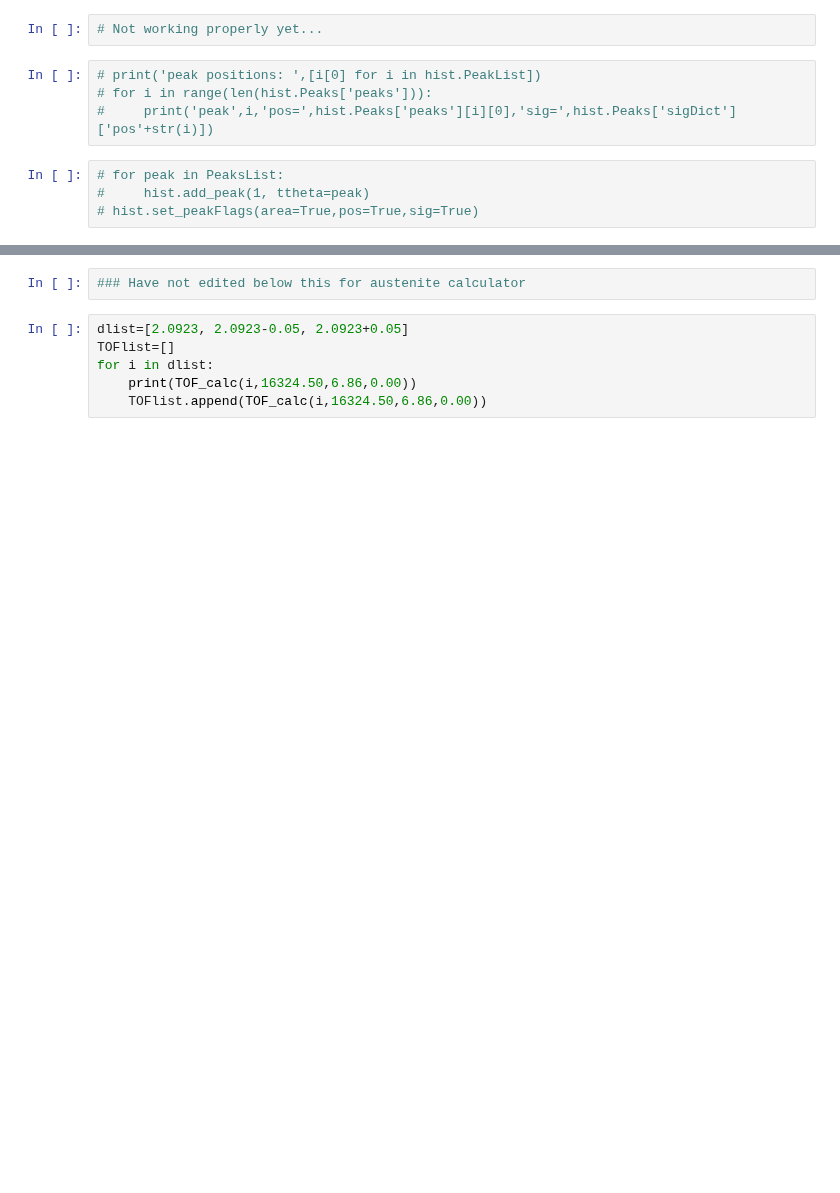
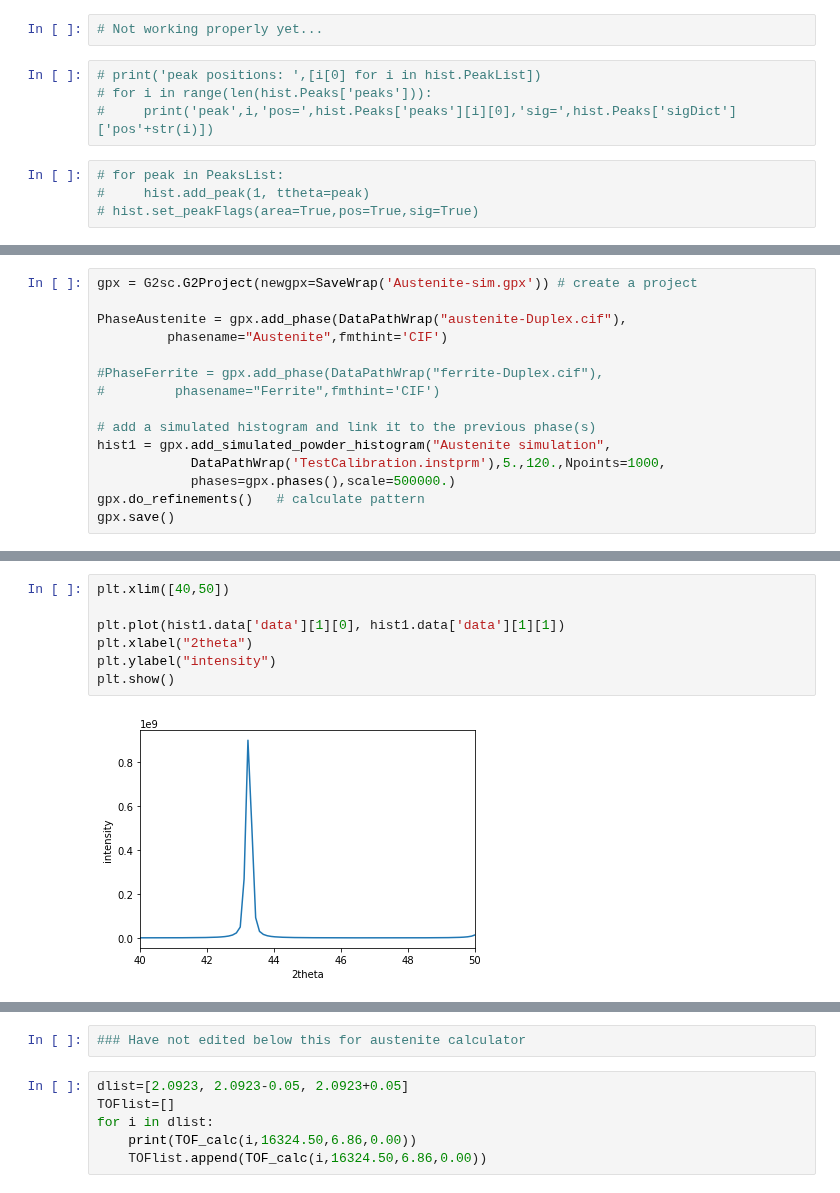
Before and after one commit to usnistgov/AusteniteCalculator, a Jupyter notebook: ExampleScripts/GSASIIscript-LeBailSingleLikeGSAS.ipynb, the cells around one changed output, grey strips where cells are left out. Cells and saved outputs as stored; diff of their text form; blank space fills up the shorter version.

Commit message:
Added script to simulate intensity for each phase
Not sure if we should use the I100 column or use the same peak fit process to extract them.

```diff
--- a/ExampleScripts/GSASIIscript-LeBailSingleLikeGSAS.ipynb
+++ b/ExampleScripts/GSASIIscript-LeBailSingleLikeGSAS.ipynb
@@ -248,0 +387,15 @@ print(hist.PeakList)
+# %%
+gpx = G2sc.G2Project(newgpx=SaveWrap('Austenite-sim.gpx')) # create a project
+
+PhaseAustenite = gpx.add_phase(DataPathWrap("austenite-Duplex.cif"),
+         phasename="Austenite",fmthint='CIF')
+
+#PhaseFerrite = gpx.add_phase(DataPathWrap("ferrite-Duplex.cif"),
+#         phasename="Ferrite",fmthint='CIF')
+
+# add a simulated histogram and link it to the previous phase(s)
+hist1 = gpx.add_simulated_powder_histogram("Austenite simulation",
+            DataPathWrap('TestCalibration.instprm'),5.,120.,Npoints=1000,
+            phases=gpx.phases(),scale=500000.)
+gpx.do_refinements()   # calculate pattern
+gpx.save()
@@ -248,0 +416,9 @@ print(hist.PeakList)
+# %%
+plt.xlim([40,50])
+
+plt.plot(hist1.data['data'][1][0], hist1.data['data'][1][1])
+plt.xlabel("2theta")
+plt.ylabel("intensity")
+plt.show()
+# %% [output]
+[figure, added]
```
Also changed, not shown: parts of 23 cells of this notebook.
